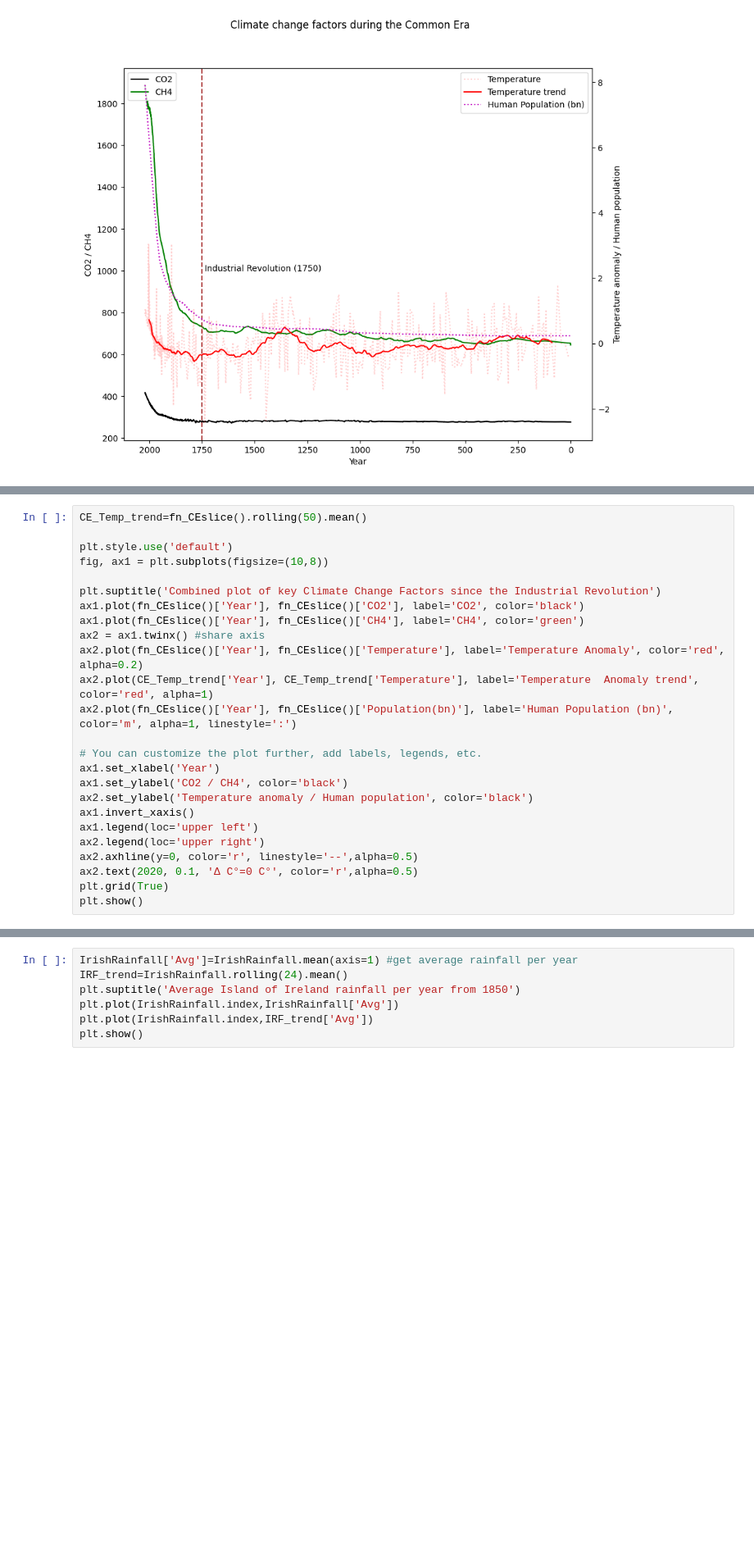
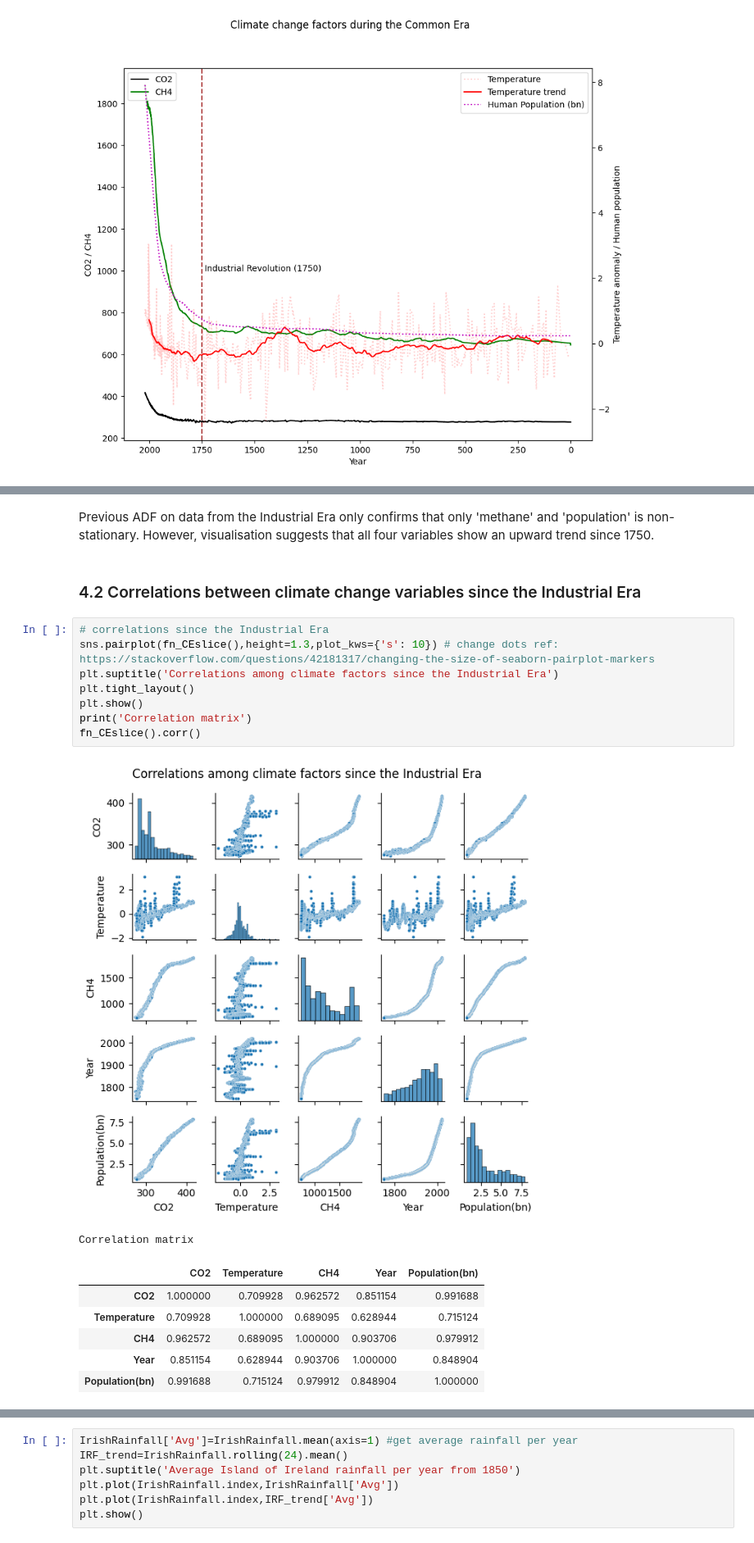
Before and after one commit to noyo0/ProgrammingForDataAnalysis_Project2, a Jupyter notebook: Project2/Project2.ipynb, the cells around one changed output, grey strips where cells are left out. Shown at 82% size. Cells and saved outputs as stored; diff of their text form; blank space fills up the shorter version.

```diff
--- a/Project2/Project2.ipynb
+++ b/Project2/Project2.ipynb
@@ -1093,25 +995,0 @@ The Industrial Revolution, which began in 1750, is considered the introduction o
-# %%
-CE_Temp_trend=fn_CEslice().rolling(50).mean()
-
-plt.style.use('default')
-fig, ax1 = plt.subplots(figsize=(10,8))
-
-plt.suptitle('Combined plot of key Climate Change Factors since the Industrial Revolution')
-ax1.plot(fn_CEslice()['Year'], fn_CEslice()['CO2'], label='CO2', color='black')
-ax1.plot(fn_CEslice()['Year'], fn_CEslice()['CH4'], label='CH4', color='green')
-ax2 = ax1.twinx() #share axis
-ax2.plot(fn_CEslice()['Year'], fn_CEslice()['Temperature'], label='Temperature Anomaly', color='red', alpha=0.2)
-ax2.plot(CE_Temp_trend['Year'], CE_Temp_trend['Temperature'], label='Temperature  Anomaly trend', color='red', alpha=1)
-ax2.plot(fn_CEslice()['Year'], fn_CEslice()['Population(bn)'], label='Human Population (bn)', color='m', alpha=1, linestyle=':')
-
-# You can customize the plot further, add labels, legends, etc.
-ax1.set_xlabel('Year')
-ax1.set_ylabel('CO2 / CH4', color='black')
-ax2.set_ylabel('Temperature anomaly / Human population', color='black')
-ax1.invert_xaxis()
-ax1.legend(loc='upper left')
-ax2.legend(loc='upper right')
-ax2.axhline(y=0, color='r', linestyle='--',alpha=0.5)
-ax2.text(2020, 0.1, 'Δ C°=0 C°', color='r',alpha=0.5)
-plt.grid(True)
-plt.show()
@@ -1191,0 +1117,21 @@ IrishRainfall.set_index('Year', inplace=True) # set years as index
+# %% [markdown]
+Previous ADF on data from the Industrial Era only confirms that only 'methane' and 'population' is non-stationary. However, visualisation suggests that all four variables show an upward trend since 1750.
+# %% [markdown]
+### 4.2 Correlations between climate change variables since the Industrial Era
+# %%
+# correlations since the Industrial Era
+sns.pairplot(fn_CEslice(),height=1.3,plot_kws={'s': 10}) # change dots ref: https://stackoverflow.com/questions/42181317/changing-the-size-of-seaborn-pairplot-markers
+plt.suptitle('Correlations among climate factors since the Industrial Era')
+plt.tight_layout()
+plt.show()
+print('Correlation matrix')
+fn_CEslice().corr()
+# %% [output]
+[figure, added]
+Correlation matrix
+|  | CO2 | Temperature | CH4 | Year | Population(bn) |
+| CO2 | 1.000000 | 0.709928 | 0.962572 | 0.851154 | 0.991688 |
+| Temperature | 0.709928 | 1.000000 | 0.689095 | 0.628944 | 0.715124 |
+| CH4 | 0.962572 | 0.689095 | 1.000000 | 0.903706 | 0.979912 |
+| Year | 0.851154 | 0.628944 | 0.903706 | 1.000000 | 0.848904 |
+| Population(bn) | 0.991688 | 0.715124 | 0.979912 | 0.848904 | 1.000000 |
```
Also changed, not shown: parts of 39 cells of this notebook.
